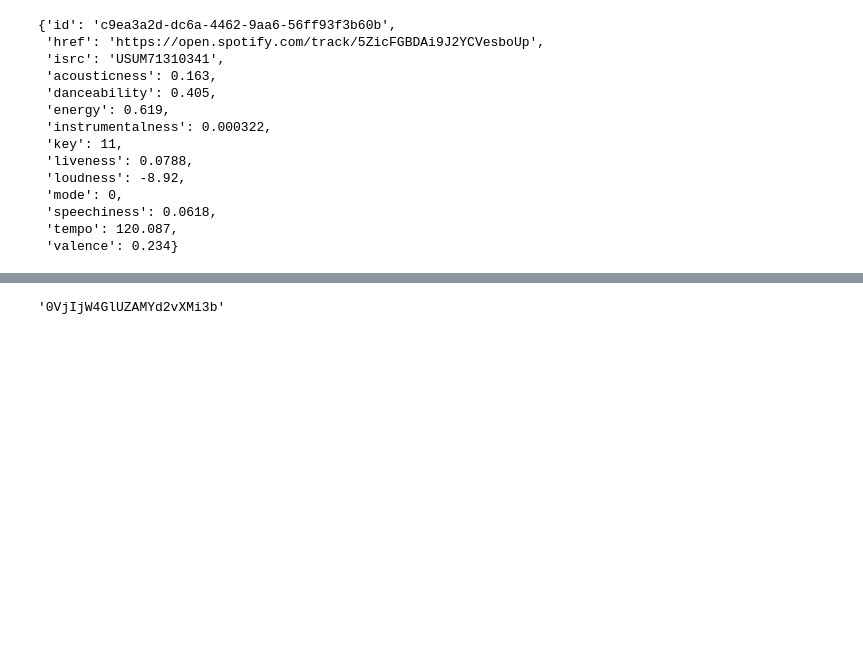
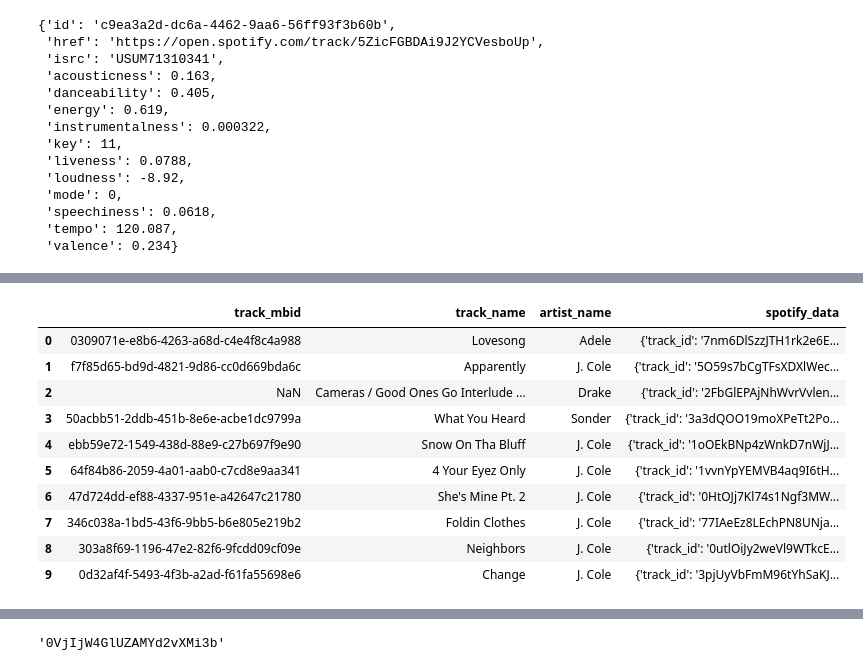
Before and after one commit to joaoantonio0402/personal-data-ai-platform, a Jupyter notebook: notebooks/notebook_enrichment.ipynb, the cells around one changed output, grey strips where cells are left out. Cells and saved outputs as stored; diff of their text form; code cells hidden in the pictures; blank space fills up the shorter version.

```diff
--- a/notebooks/notebook_enrichment.ipynb
+++ b/notebooks/notebook_enrichment.ipynb
@@ -216,0 +460,23 @@ df.to_csv("../data/processed/spotify/enriched_data.csv", index=False, encoding="
+# %%
+df_tracks["spotify_data"] = df_tracks.apply(
+    lambda row: get_track_data(
+        row["track_name"],
+        row["artist_name"],
+        client_id= CLIENT_ID,
+        client_secret=CLIENT_SECRET
+    ),
+    axis=1
+)
+df_tracks
+# %% [output]
+|  | track_mbid | track_name | artist_name | spotify_data |
+| 0 | 0309071e-e8b6-4263-a68d-c4e4f8c4a988 | Lovesong | Adele | {'track_id': '7nm6DlSzzJTH1rk2e6E... |
+| 1 | f7f85d65-bd9d-4821-9d86-cc0d669bda6c | Apparently | J. Cole | {'track_id': '5O59s7bCgTFsXDXlWec... |
+| 2 | NaN | Cameras / Good Ones Go Interlude ... | Drake | {'track_id': '2FbGlEPAjNhWvrVvlen... |
+| 3 | 50acbb51-2ddb-451b-8e6e-acbe1dc9799a | What You Heard | Sonder | {'track_id': '3a3dQOO19moXPeTt2Po... |
+| 4 | ebb59e72-1549-438d-88e9-c27b697f9e90 | Snow On Tha Bluff | J. Cole | {'track_id': '1oOEkBNp4zWnkD7nWjJ... |
+| 5 | 64f84b86-2059-4a01-aab0-c7cd8e9aa341 | 4 Your Eyez Only | J. Cole | {'track_id': '1vvnYpYEMVB4aq9I6tH... |
+| 6 | 47d724dd-ef88-4337-951e-a42647c21780 | She's Mine Pt. 2 | J. Cole | {'track_id': '0HtOJj7Kl74s1Ngf3MW... |
+| 7 | 346c038a-1bd5-43f6-9bb5-b6e805e219b2 | Foldin Clothes | J. Cole | {'track_id': '77IAeEz8LEchPN8UNja... |
+| 8 | 303a8f69-1196-47e2-82f6-9fcdd09cf09e | Neighbors | J. Cole | {'track_id': '0utlOiJy2weVl9WTkcE... |
+| 9 | 0d32af4f-5493-4f3b-a2ad-f61fa55698e6 | Change | J. Cole | {'track_id': '3pjUyVbFmM96tYhSaKJ... |
```
Also changed, not shown: parts of 12 cells of this notebook, 13 other files.
